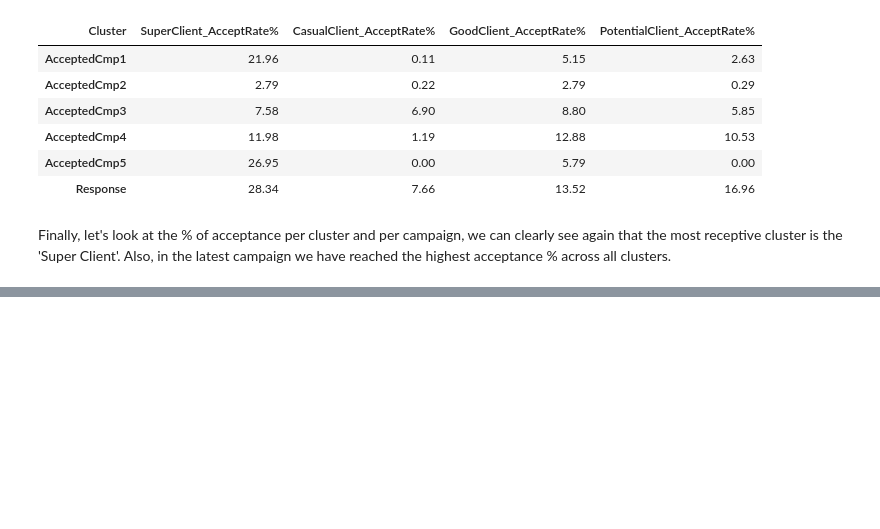
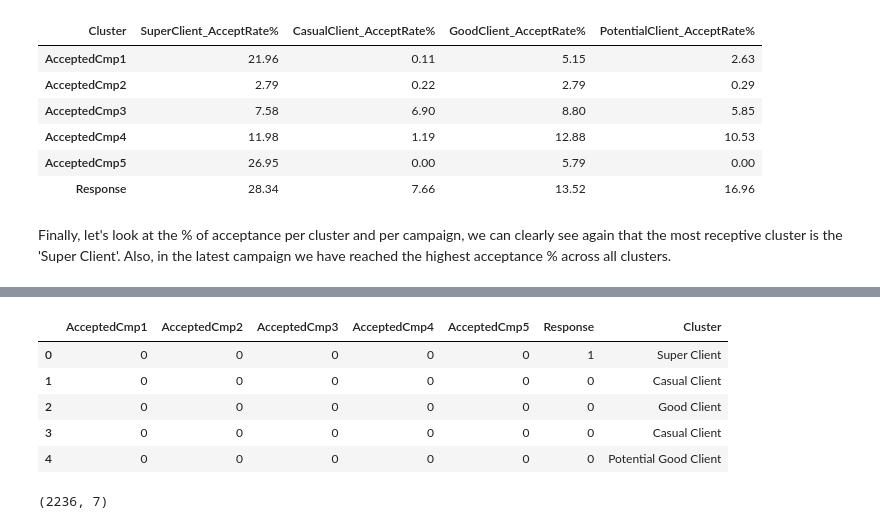
Before and after one commit to mariaperezdeayalas/Customer-Segmentation-Final-Project-, a Jupyter notebook: Notebooks/4. Marketing Campaigns Analysis.ipynb, the cells around one changed output, grey strips where cells are left out. Drawn from its saved outputs; the diff is of its cells as text; code cells hidden in the pictures; blank space fills up the shorter version.

```diff
--- a/Notebooks/4. Marketing Campaigns Analysis.ipynb
+++ b/Notebooks/4. Marketing Campaigns Analysis.ipynb
@@ -161,0 +163,17 @@ df_graph0
+# %%
+df2 = df.copy()
+# %%
+df2['Cluster'].replace({0: 'Super Client', 1: 'Casual Client', 2: 'Good Client', 3: 'Potential Good Client'}, inplace=True)
+# %%
+df2.head()
+# %% [output]
+|  | AcceptedCmp1 | AcceptedCmp2 | AcceptedCmp3 | AcceptedCmp4 | AcceptedCmp5 | Response | Cluster |
+| 0 | 0 | 0 | 0 | 0 | 0 | 1 | Super Client |
+| 1 | 0 | 0 | 0 | 0 | 0 | 0 | Casual Client |
+| 2 | 0 | 0 | 0 | 0 | 0 | 0 | Good Client |
+| 3 | 0 | 0 | 0 | 0 | 0 | 0 | Casual Client |
+| 4 | 0 | 0 | 0 | 0 | 0 | 0 | Potential Good Client |
+# %%
+df2.shape
+# %% [output]
+(2236, 7)
```
Also changed, not shown: parts of 10 cells of this notebook, 4 other files.
